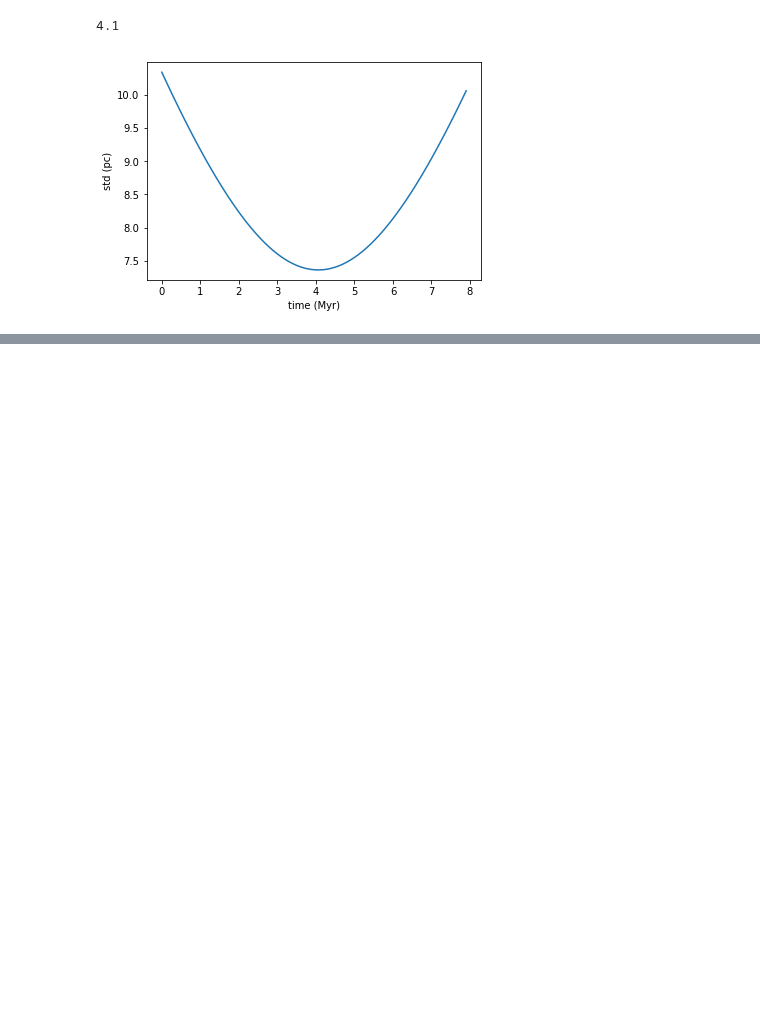
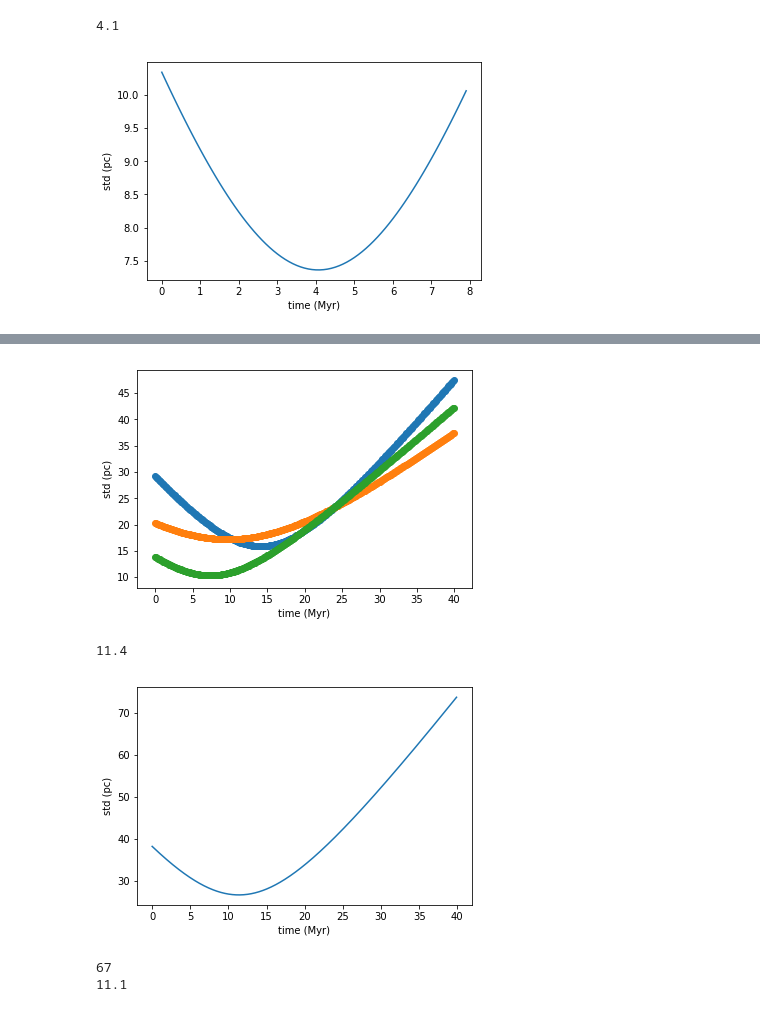
Before and after one commit to saint-germain/gaia, a Jupyter notebook: moving_group_ages.ipynb, the cells around one changed output, grey strips where cells are left out. Saved outputs shown, nothing was run; the diff lists cells and outputs as text; code cells hidden in the pictures; blank space fills up the shorter version.

```diff
--- a/moving_group_ages.ipynb
+++ b/moving_group_ages.ipynb
@@ -326,0 +383,53 @@ for i in range(100):
+# %%
+for i in range(3):
+    plt.scatter(time,devl[:,i])
+plt.xlabel("time (Myr)")
+plt.ylabel("std (pc)")
+plt.show()
+plt.plot(time,np.linalg.norm(devl,axis=1))
+print(time[np.argmin(np.linalg.norm(devl,axis=1))])
+plt.xlabel("time (Myr)")
+plt.ylabel("std (pc)")
+plt.show()
+# %% [output]
+[figure, added]
+11.4
+[figure, added]
+# %%
+cgas=gas[(gas.id==1)|(gas.id==2)|(gas.id==3)]
+di=100000
+#cgas=cgas.drop([cgas.index[7]])
+#cgas=cgas.drop([cgas.index[1]])
+for i in range(95):
+    if i!=0:
+        cgas=cgas.drop([cgas.index[di]])
+    time=[]
+    amax=[]
+    devl=[]
+    mat=np.zeros(3)
+    tex=[]
+    stix=[]
+    for it in range(200):
+        cev=np.array(pctokm*cgas[['xa','ya','za']])-np.array(cgas[['vx','vy','vz']]*tstep*it)
+        devl+=[np.std(cev,axis=0)/pctokm]
+        amax+=[np.argmax(np.linalg.norm(cev-cev.mean(axis=0),axis=1)/pctokm)]
+        time+=[it/10]
+        mat=np.vstack((mat,cev/pctokm))
+        tex+=[it/10]*len(cev)
+        stix+=list(range(len(cev)))
+    devl=np.array(devl)
+    di=amax[-1]
+#    for i in range(3):
+#        plt.scatter(time,devl[:,i])
+#    plt.xlabel("time (Myr)")
+#    plt.ylabel("std (pc)")
+#    plt.show()
+#    plt.plot(time,np.linalg.norm(devl,axis=1))
+print(len(cgas))
+print(time[np.argmin(np.linalg.norm(devl,axis=1))])
+#    plt.xlabel("time (Myr)")
+#    plt.ylabel("std (pc)")
+#    plt.show()
+# %% [output]
+67
+11.1
```
Also changed, not shown: parts of 4 cells of this notebook, 1 other file.
